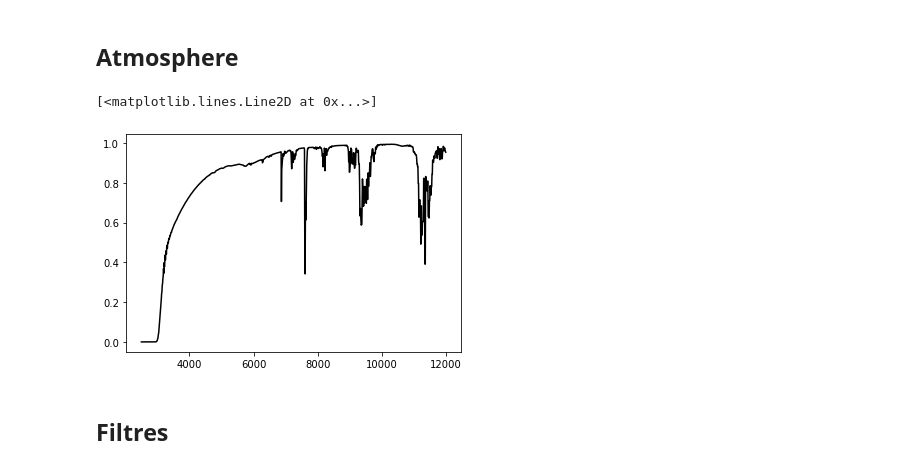
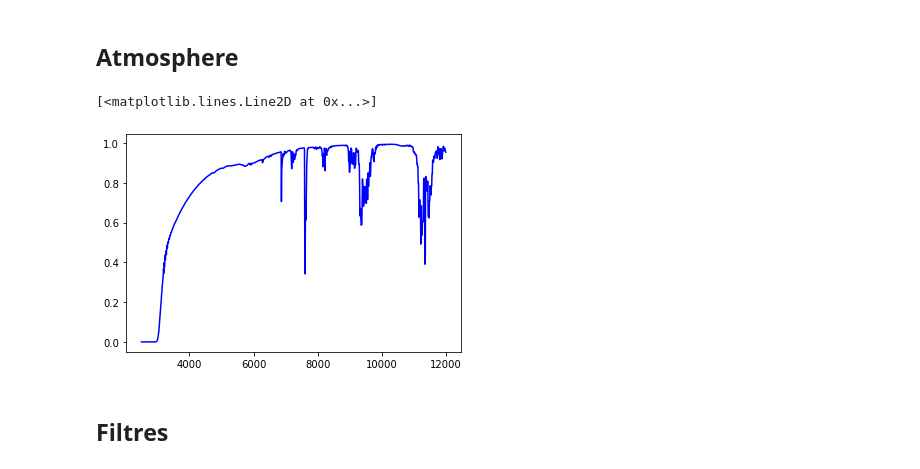
Before and after one commit to sylvielsstfr/StageM12021, a Jupyter notebook: notebooks/Photometry/Photometry_Counts.ipynb, the cells around one changed output. Drawn from its saved outputs; the diff is of its cells as text; code cells hidden in the pictures.

```diff
--- a/notebooks/Photometry/Photometry_Counts.ipynb
+++ b/notebooks/Photometry/Photometry_Counts.ipynb
@@ -115,11 +137,11 @@ bp_atm = S.ArrayBandpass(wl*10, trans, name = "atmosphere")
 # %%
 fig,ax= plt.subplots()
 wl=bp_atm.wave
 tr=bp_atm.throughput
-ax.plot(wl,tr,color=filtercolor[index])
+ax.plot(wl,tr,color="b")
 # %% [output]
 [<matplotlib.lines.Line2D at 0x...>]
-[figure, old version]
+[figure, new version]
 # %% [markdown]
 ## Filtres
 # %%
```
Also changed, not shown: parts of 16 cells of this notebook.
